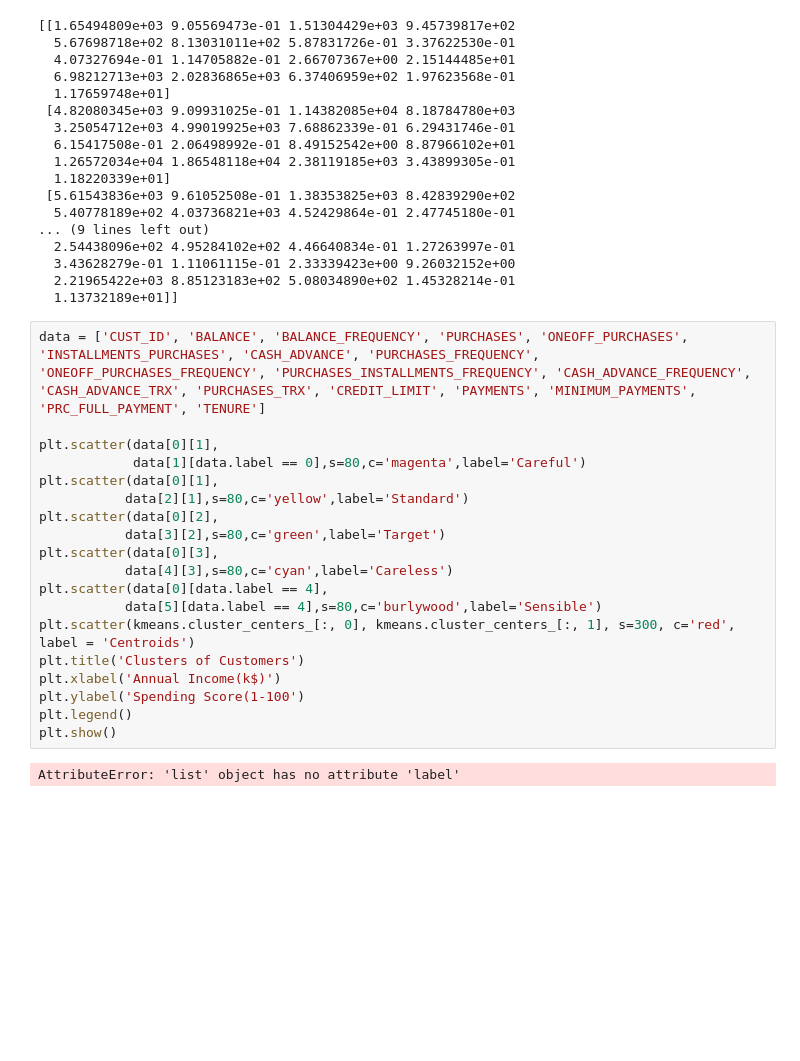
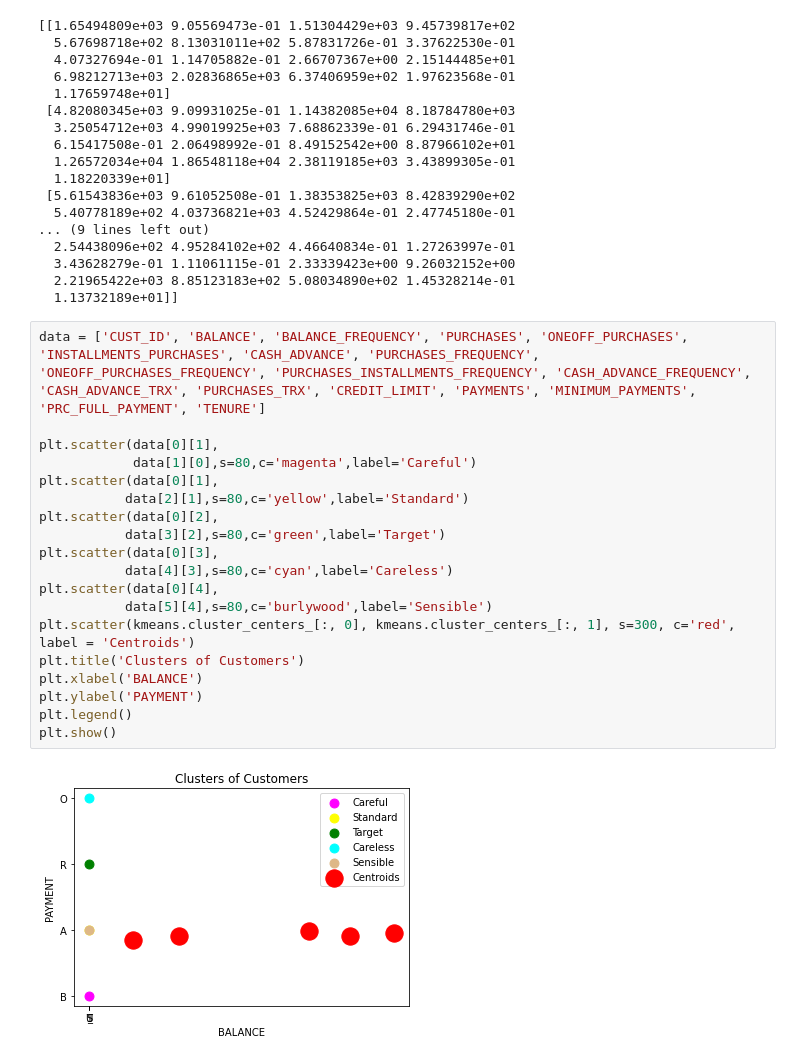
Before and after one commit to isahaji/clustering, a Jupyter notebook: main.ipynb, the cells around one changed output. Cells and saved outputs as stored; diff of their text form; blank space fills up the shorter version.

```diff
--- a/main.ipynb
+++ b/main.ipynb
@@ -112,21 +112,21 @@ print(kmeans.cluster_centers_)
 # %%
 data = ['CUST_ID', 'BALANCE', 'BALANCE_FREQUENCY', 'PURCHASES', 'ONEOFF_PURCHASES', 'INSTALLMENTS_PURCHASES', 'CASH_ADVANCE', 'PURCHASES_FREQUENCY', 'ONEOFF_PURCHASES_FREQUENCY', 'PURCHASES_INSTALLMENTS_FREQUENCY', 'CASH_ADVANCE_FREQUENCY', 'CASH_ADVANCE_TRX', 'PURCHASES_TRX', 'CREDIT_LIMIT', 'PAYMENTS', 'MINIMUM_PAYMENTS', 'PRC_FULL_PAYMENT', 'TENURE']
 
 plt.scatter(data[0][1],
-            data[1][data.label == 0],s=80,c='magenta',label='Careful')
+            data[1][0],s=80,c='magenta',label='Careful')
 plt.scatter(data[0][1],
            data[2][1],s=80,c='yellow',label='Standard')
 plt.scatter(data[0][2],
            data[3][2],s=80,c='green',label='Target')
 plt.scatter(data[0][3],
            data[4][3],s=80,c='cyan',label='Careless')
-plt.scatter(data[0][data.label == 4],
-           data[5][data.label == 4],s=80,c='burlywood',label='Sensible')
+plt.scatter(data[0][4],
+           data[5][4],s=80,c='burlywood',label='Sensible')
 plt.scatter(kmeans.cluster_centers_[:, 0], kmeans.cluster_centers_[:, 1], s=300, c='red', label = 'Centroids')
 plt.title('Clusters of Customers')
-plt.xlabel('Annual Income(k$)')
-plt.ylabel('Spending Score(1-100')
+plt.xlabel('BALANCE')
+plt.ylabel('PAYMENT')
 plt.legend()
 plt.show()
 # %% [output]
-AttributeError: 'list' object has no attribute 'label'
+[figure, added]
```
